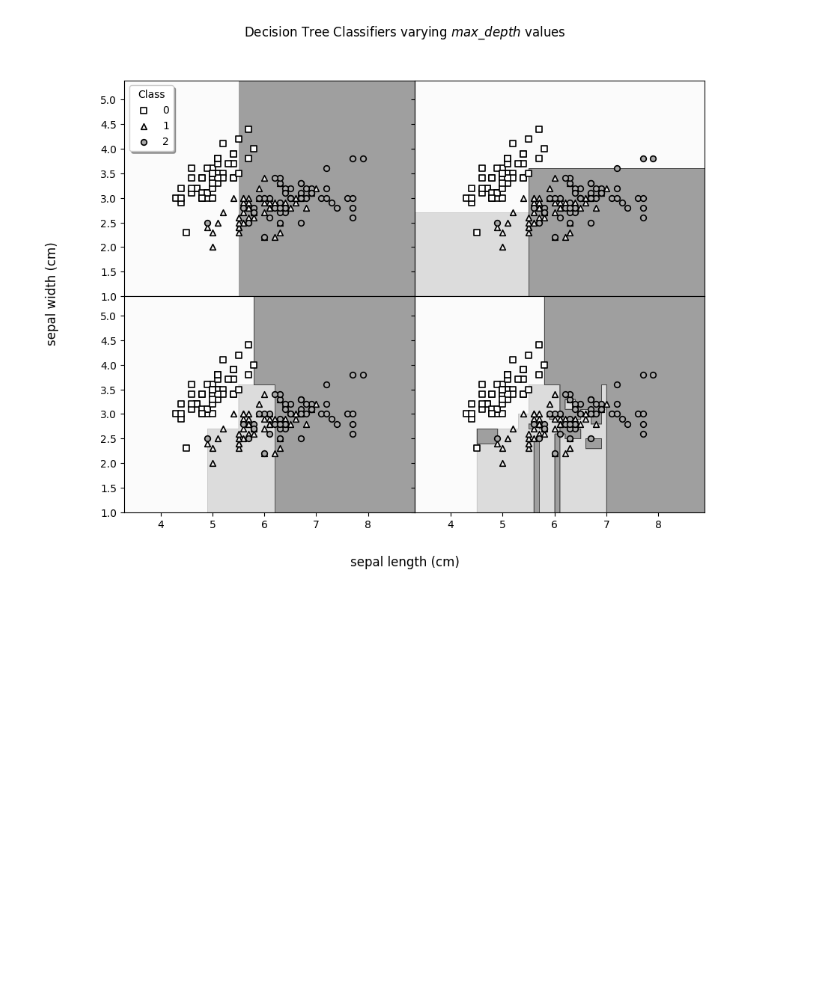
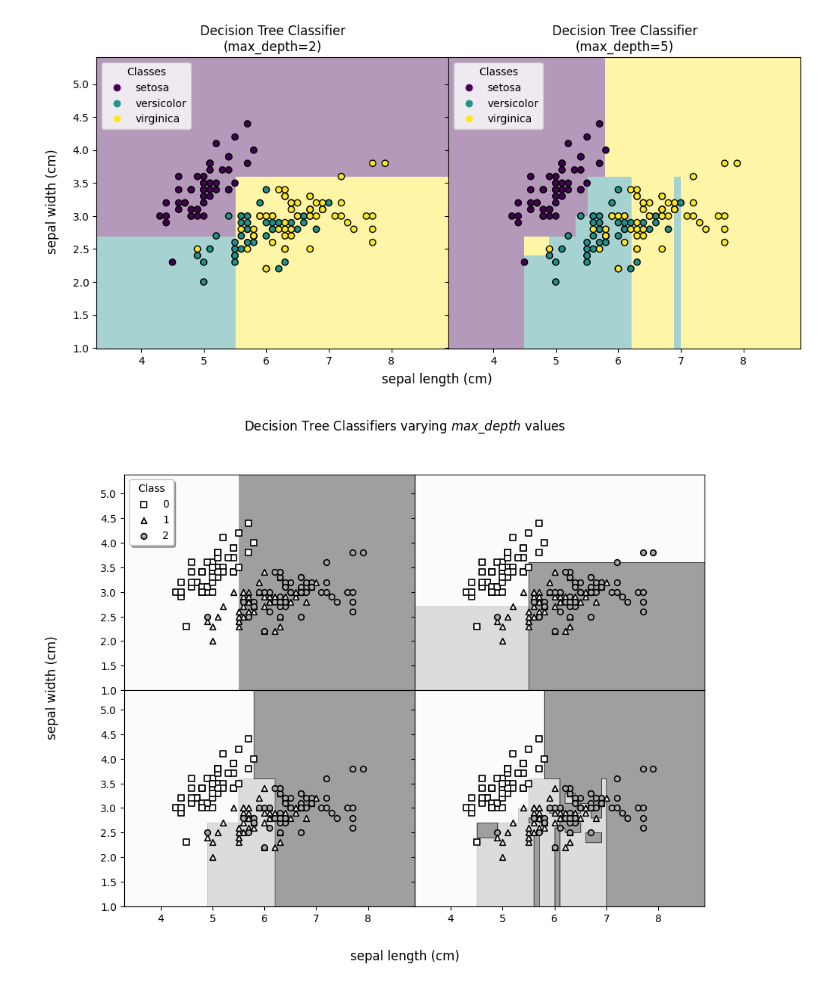
Before and after one commit to ben-my-to/mpitree, a Jupyter notebook: mpitree_test.ipynb, the cells around one changed output. Drawn from its saved outputs; the diff is of its cells as text; code cells hidden in the pictures; blank space fills up the shorter version.

Commit message:
integrated sklearn visualization for DecisionBoundaryDisplay

```diff
--- a/mpitree_test.ipynb
+++ b/mpitree_test.ipynb
@@ -3,8 +3,3 @@ import numpy as np
 import matplotlib.pyplot as plt
 
 from mpitree.tree import DecisionTreeClassifier
-# %%
-np.random.seed(42)
-
-plt.rcParams["image.cmap"] = "Greys"
-plt.rcParams["scatter.edgecolors"] = "k"
@@ -20 +13,39 @@ estimators = [
+# %%
+from sklearn.inspection import DecisionBoundaryDisplay
+
+fig, axs = plt.subplots(
+    ncols=2,
+    sharex="col",
+    sharey="row",
+    figsize=(12, 5),
+    gridspec_kw={"wspace": 0, "hspace": 0},
+)
+
+for ax, depth in zip(axs, (2, 5)):
+    clf = DecisionTreeClassifier(max_depth=depth).fit(X, y)
+    disp = DecisionBoundaryDisplay.from_estimator(
+        clf,
+        X,
+        grid_resolution=200,
+        response_method="predict",
+        plot_method="pcolormesh",
+        # xlabel=iris.feature_names[0],
+        # ylabel=iris.feature_names[1],
+        alpha=0.4,
+        ax=ax,
+    )
+    scatter = disp.ax_.scatter(X[:, 0], X[:, 1], c=iris.target, edgecolors="k")
+    disp.ax_.legend(
+        scatter.legend_elements()[0],
+        iris.target_names,
+        loc="upper left",
+        title="Classes",
+    )
+    _ = disp.ax_.set_title(f"Decision Tree Classifier\n(max_depth={depth})")
+
+fig.supxlabel("sepal length (cm)")
+fig.supylabel("sepal width (cm)", x=0.069)
+plt.show()
+# %% [output]
+[figure, added]
 # %%
```
Also changed, not shown: parts of 4 cells of this notebook, 2 other files.
